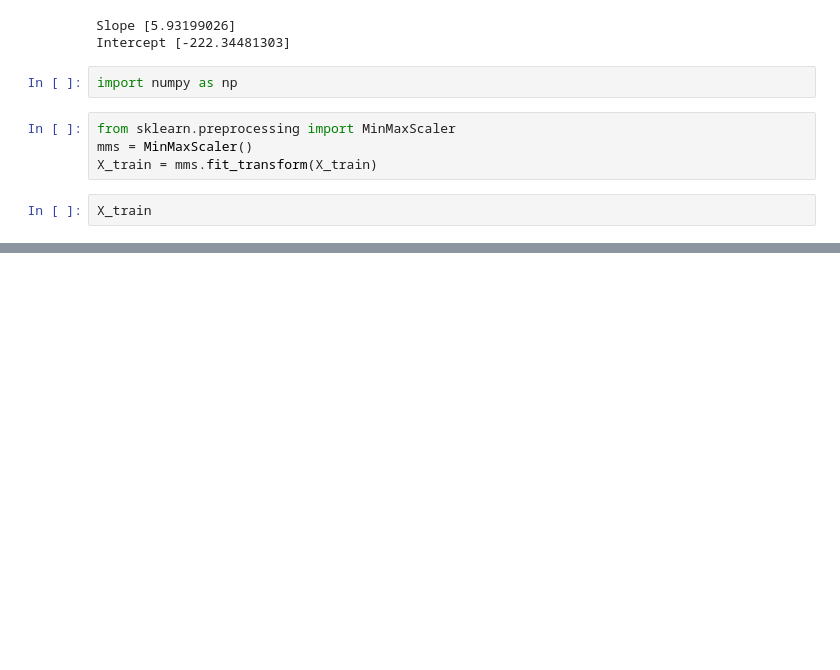
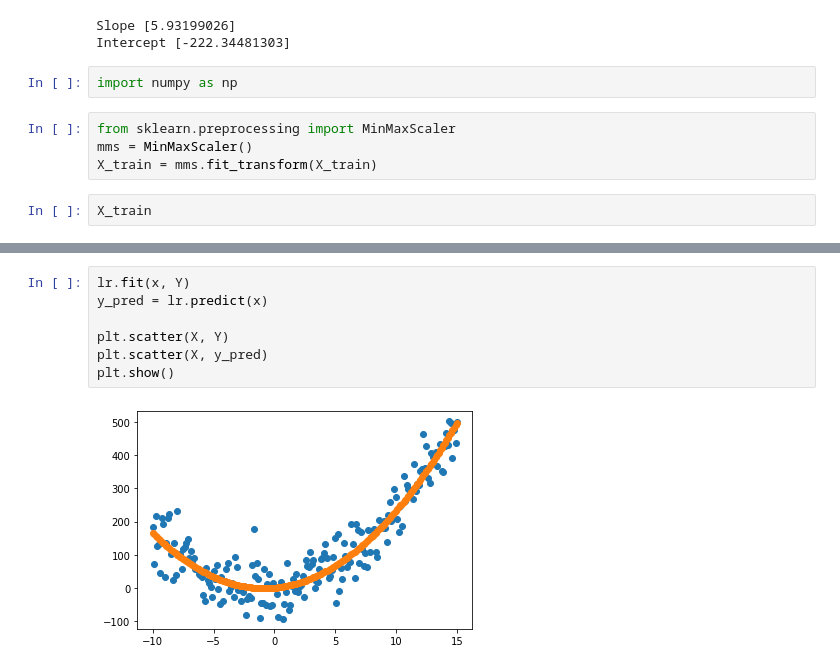
Before and after one commit to Pepcoders/Data-Science-February, a Jupyter notebook: Linear Regression/Linear_Regression.ipynb, the cells around one changed output, grey strips where cells are left out. Drawn from its saved outputs; the diff is of its cells as text; blank space fills up the shorter version.

```diff
--- a/Linear Regression/Linear_Regression.ipynb
+++ b/Linear Regression/Linear_Regression.ipynb
@@ -258,0 +310,9 @@ array([74.93851796])
+# %%
+lr.fit(x, Y)
+y_pred = lr.predict(x)
+
+plt.scatter(X, Y)
+plt.scatter(X, y_pred)
+plt.show()
+# %% [output]
+[figure, added]
```
Also changed, not shown: parts of 22 cells of this notebook.
